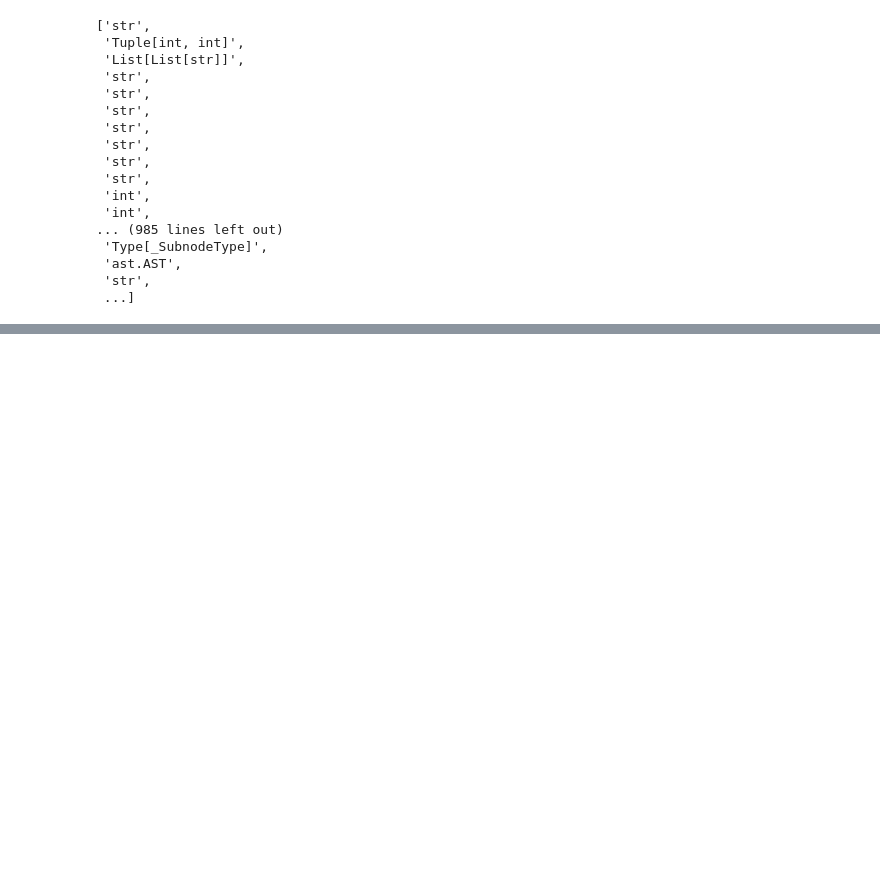
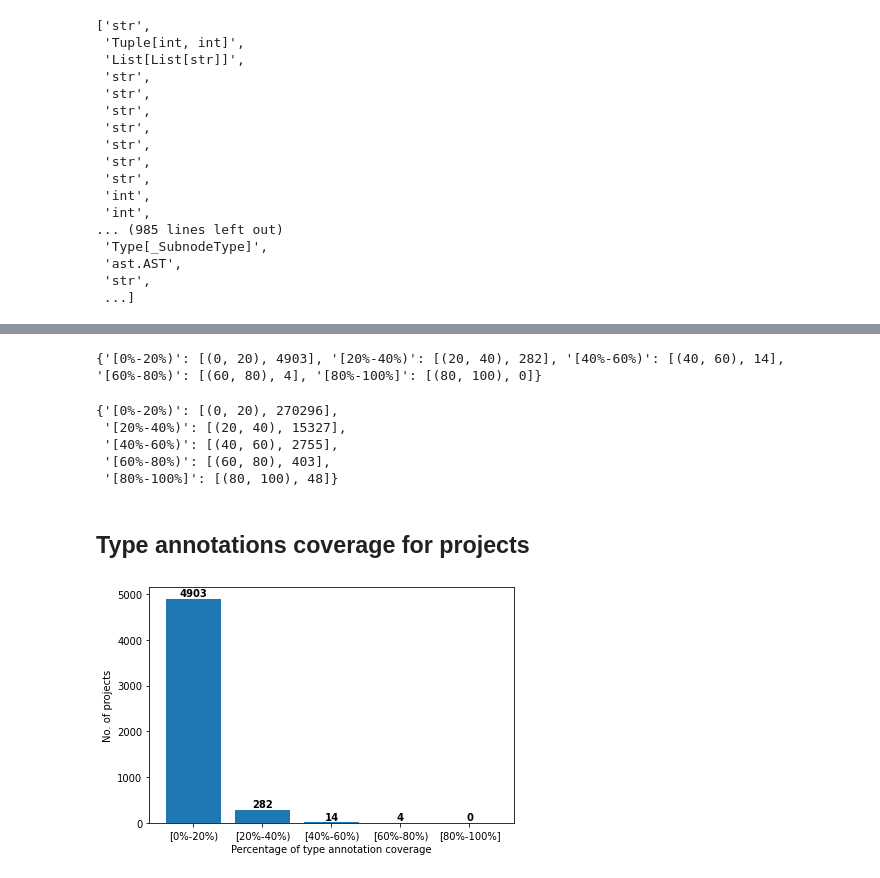
Before and after one commit to saltudelft/many-types-4-py-dataset, a Jupyter notebook: data-analysis.ipynb, the cells around one changed output, grey strips where cells are left out. Drawn from its saved outputs; the diff is of its cells as text; code cells hidden in the pictures; blank space fills up the shorter version.

Commit message:
Updating the notebook for showing type annotation coverage

```diff
--- a/data-analysis.ipynb
+++ b/data-analysis.ipynb
@@ -209,0 +235,39 @@ all_types
+# %%
+type_cove_interval = {"[%d%%-%d%%%s" % (i, i+20, ']' if i + 20 == 100 else ')' ):[(i, i+20), 0] for i in range(0, 100, 20)}
+# %%
+for p, t_c in p_type_annote_cove:
+    for i, v in type_cove_interval.items():
+        if t_c >= v[0][0] and t_c < v[0][1]:
+            type_cove_interval[i][1] += 1
+# %%
+print(type_cove_interval)
+# %% [output]
+{'[0%-20%)': [(0, 20), 4903], '[20%-40%)': [(20, 40), 282], '[40%-60%)': [(40, 60), 14], '[60%-80%)': [(60, 80), 4], '[80%-100%]': [(80, 100), 0]}
+# %%
+f_type_cove_interval = {"[%d%%-%d%%%s" % (i, i+20, ']' if i + 20 == 100 else ')' ):[(i, i+20), 0] for i in range(0, 100, 20)}
+# %%
+for p, t_c in f_type_annote_cove:
+    for i, v in f_type_cove_interval.items():
+        if t_c >= v[0][0] and t_c < v[0][1]:
+            f_type_cove_interval[i][1] += 1
+# %%
+f_type_cove_interval
+# %% [output]
+{'[0%-20%)': [(0, 20), 270296],
+ '[20%-40%)': [(20, 40), 15327],
+ '[40%-60%)': [(40, 60), 2755],
+ '[60%-80%)': [(60, 80), 403],
+ '[80%-100%]': [(80, 100), 48]}
+# %% [markdown]
+## Type annotations coverage for projects
+# %%
+f = plt.bar([i for i, v in type_cove_interval.items()], [v[1] for i, v in type_cove_interval.items()])
+plt.xlabel("Percentage of type annotation coverage")
+plt.ylabel("No. of projects")
+for rect, v in zip(f.patches, [v[1] for i, v in type_cove_interval.items()]):
+    plt.text(rect.get_x() + rect.get_width() / 2, rect.get_height()+5, str(v),
+             fontweight='bold', ha='center', va='bottom')
+plt.tight_layout()
+plt.show()
+# %% [output]
+[figure, added]
```
Also changed, not shown: parts of 14 cells of this notebook.
